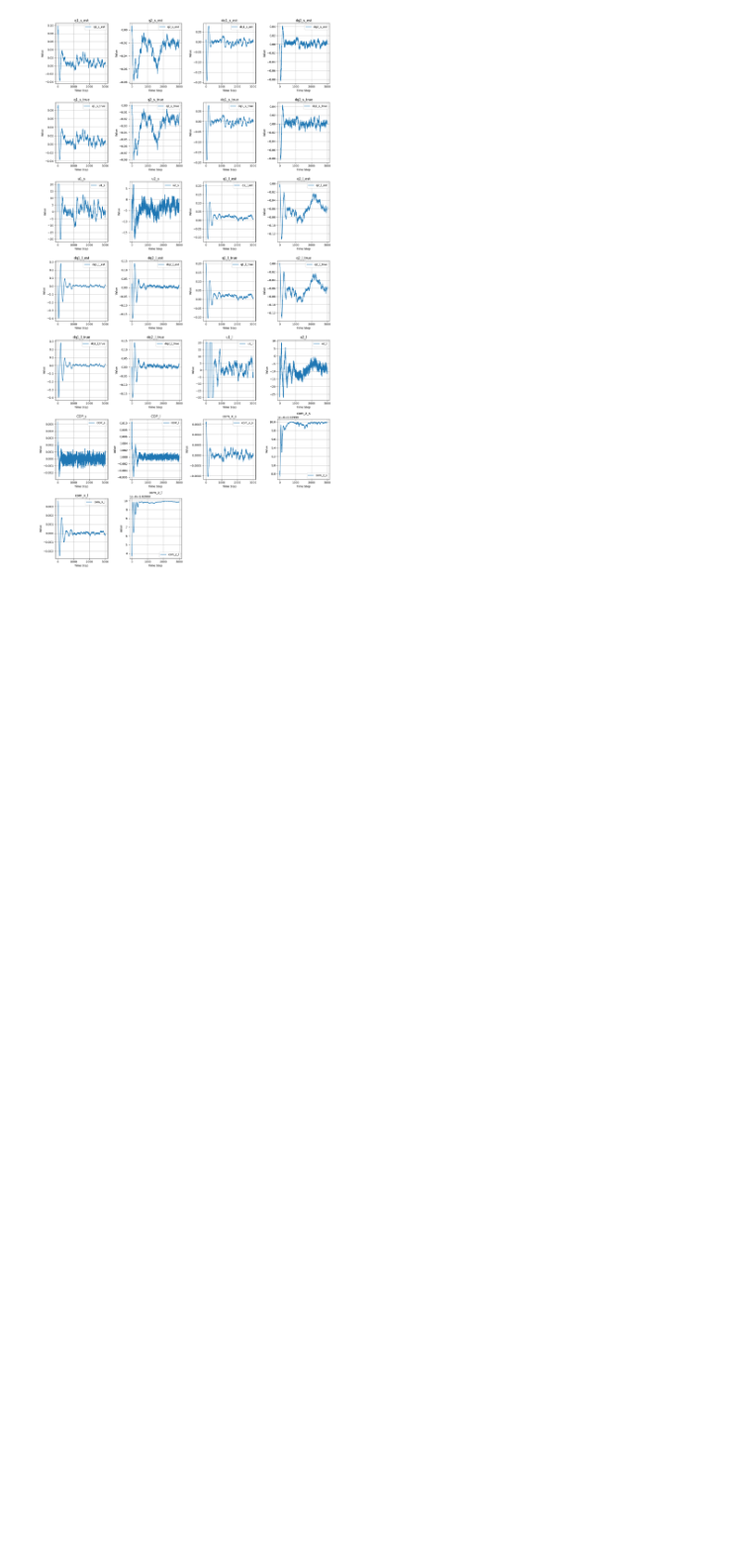
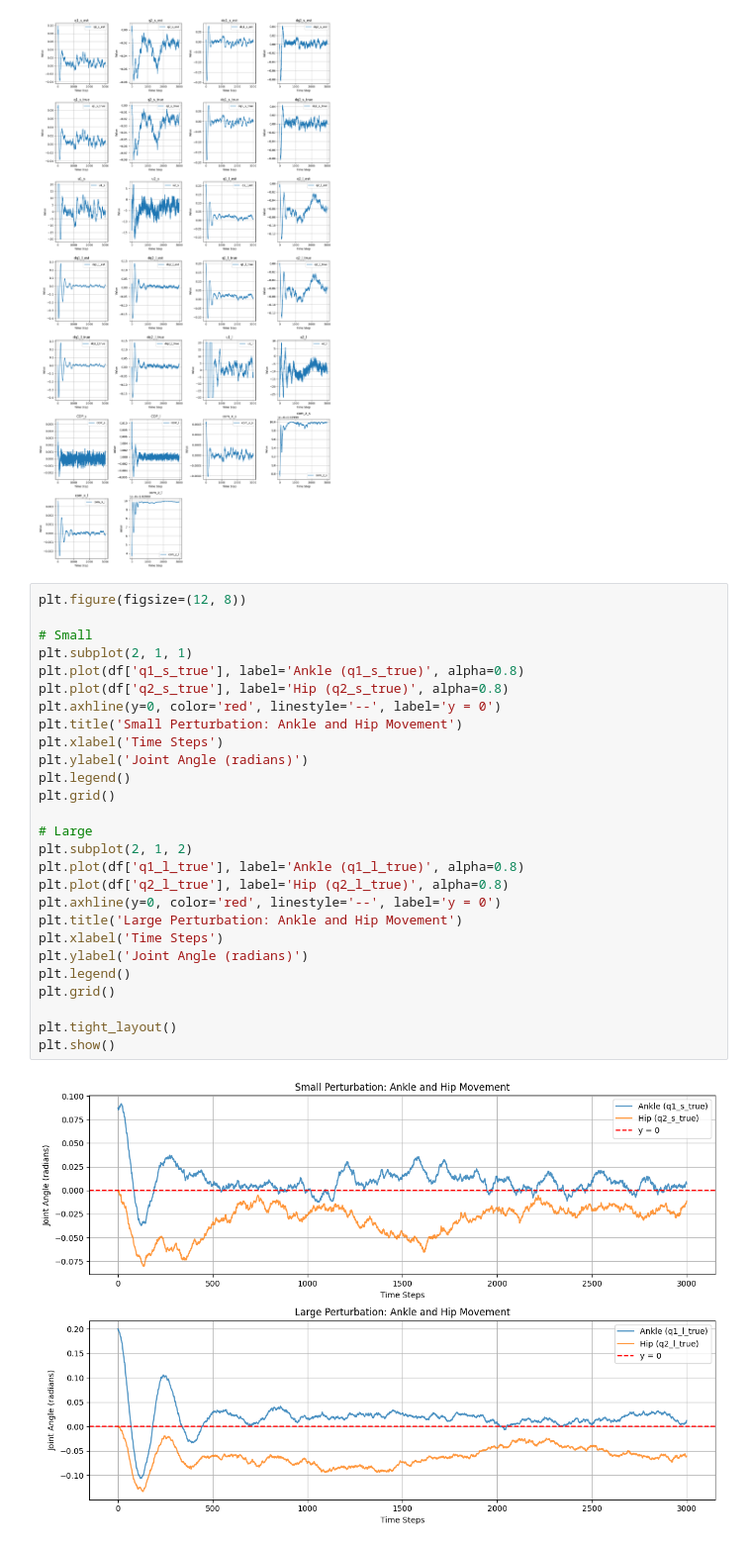
Before and after one commit to dalmatian-jp/MPC_donuts, a Jupyter notebook: data_analing.ipynb, the cells around one changed output. Shown at 99% size. Cells and saved outputs as stored; diff of their text form; blank space fills up the shorter version.

Commit message:
add plot

```diff
--- a/data_analing.ipynb
+++ b/data_analing.ipynb
@@ -99,3 +99,32 @@ plt.tight_layout()
 plt.show()
 # %% [output]
 [figure]
+# %%
+plt.figure(figsize=(12, 8))
+
+# Small
+plt.subplot(2, 1, 1)
+plt.plot(df['q1_s_true'], label='Ankle (q1_s_true)', alpha=0.8)
+plt.plot(df['q2_s_true'], label='Hip (q2_s_true)', alpha=0.8)
+plt.axhline(y=0, color='red', linestyle='--', label='y = 0')
+plt.title('Small Perturbation: Ankle and Hip Movement')
+plt.xlabel('Time Steps')
+plt.ylabel('Joint Angle (radians)')
+plt.legend()
+plt.grid()
+
+# Large
+plt.subplot(2, 1, 2)
+plt.plot(df['q1_l_true'], label='Ankle (q1_l_true)', alpha=0.8)
+plt.plot(df['q2_l_true'], label='Hip (q2_l_true)', alpha=0.8)
+plt.axhline(y=0, color='red', linestyle='--', label='y = 0')
+plt.title('Large Perturbation: Ankle and Hip Movement')
+plt.xlabel('Time Steps')
+plt.ylabel('Joint Angle (radians)')
+plt.legend()
+plt.grid()
+
+plt.tight_layout()
+plt.show()
+# %% [output]
+[figure, added]
```
Also changed, not shown: parts of 1 cell of this notebook, 1 other file.
